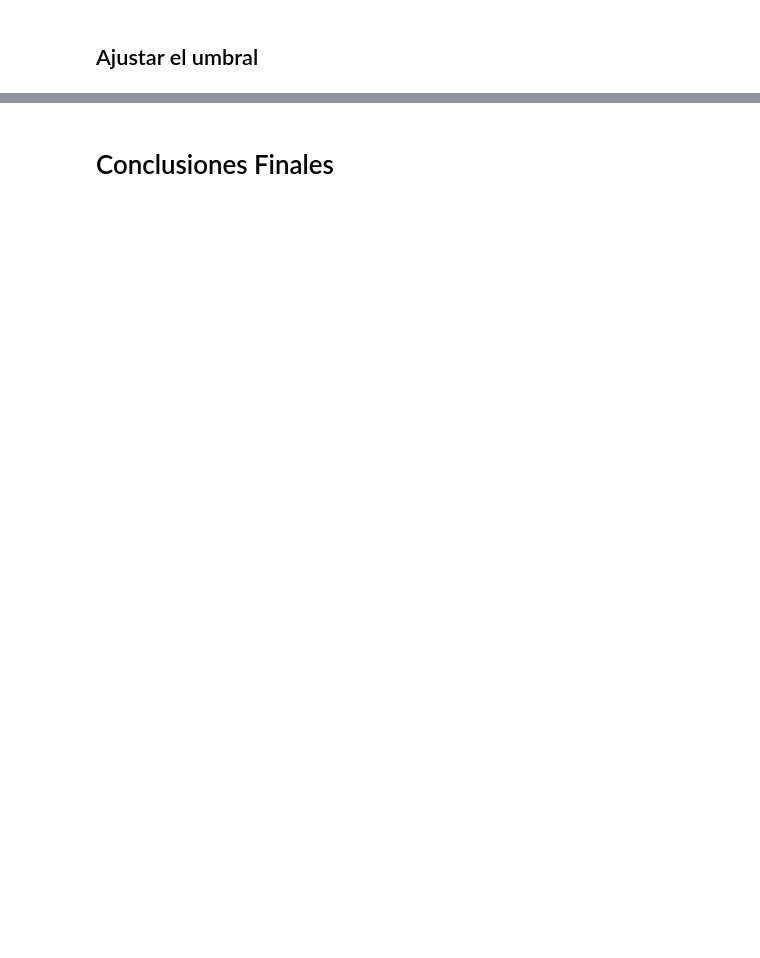
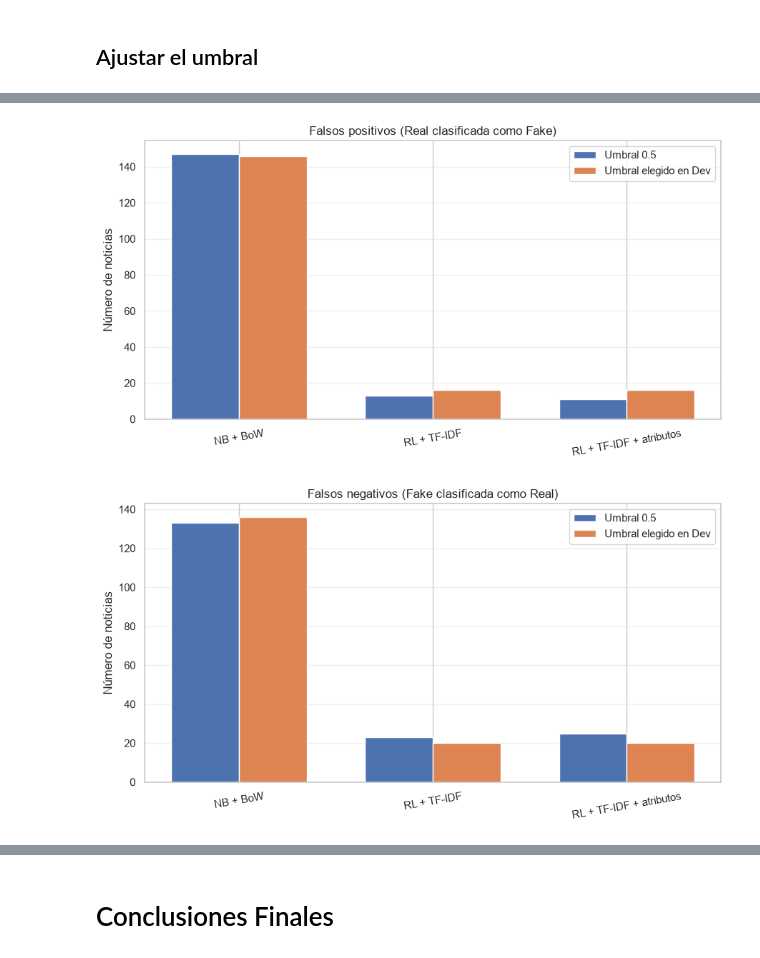
Before and after one commit to kao05/SpamAnalysis-TextMining, a Jupyter notebook: Project_FakeNews.ipynb, the cells around one changed output, grey strips where cells are left out. Cells and saved outputs as stored; diff of their text form; code cells hidden in the pictures; blank space fills up the shorter version.

```diff
--- a/Project_FakeNews.ipynb
+++ b/Project_FakeNews.ipynb
@@ -1840,0 +2010,54 @@ dtype: float64
+# %%
+#@title Comparación de falsos positivos y falsos negativos
+
+modelos_test = {
+    'NB + BoW': (prob_test_nb, 0.61),
+    'RL + TF-IDF': (prob_test_lr, 0.38),
+    'RL + TF-IDF + atributos': (prob_test_mas, 0.40)
+}
+
+nombres = []
+fp_05, fn_05 = [], []
+fp_opt, fn_opt = [], []
+
+for nombre, (prob, umbral) in modelos_test.items():
+    pred05 = (prob >= 0.5).astype(int)
+    predopt = (prob >= umbral).astype(int)
+
+    tn, fp, fn, tp = confusion_matrix(
+        y_test, pred05, labels=[0, 1]
+    ).ravel()
+    fp_05.append(fp)
+    fn_05.append(fn)
+
+    tn, fp, fn, tp = confusion_matrix(
+        y_test, predopt, labels=[0, 1]
+    ).ravel()
+    fp_opt.append(fp)
+    fn_opt.append(fn)
+
+    nombres.append(nombre)
+
+x = np.arange(len(nombres))
+ancho = 0.35
+
+for titulo, valores_05, valores_opt in [
+    ('Falsos positivos (Real clasificada como Fake)', fp_05, fp_opt),
+    ('Falsos negativos (Fake clasificada como Real)', fn_05, fn_opt)
+]:
+    fig, ax = plt.subplots(figsize=(9, 5))
+    ax.bar(x - ancho/2, valores_05, ancho, label='Umbral 0.5')
+    ax.bar(x + ancho/2, valores_opt, ancho, label='Umbral elegido en Dev')
+
+    ax.set_xticks(x)
+    ax.set_xticklabels(nombres, rotation=10)
+    ax.set_ylabel('Número de noticias')
+    ax.set_title(titulo)
+    ax.grid(axis='y', alpha=0.3)
+    ax.legend()
+
+    plt.tight_layout()
+    plt.show()
+# %% [output]
+[figure, added]
+[figure, added]
```
Also changed, not shown: parts of 14 cells of this notebook.
